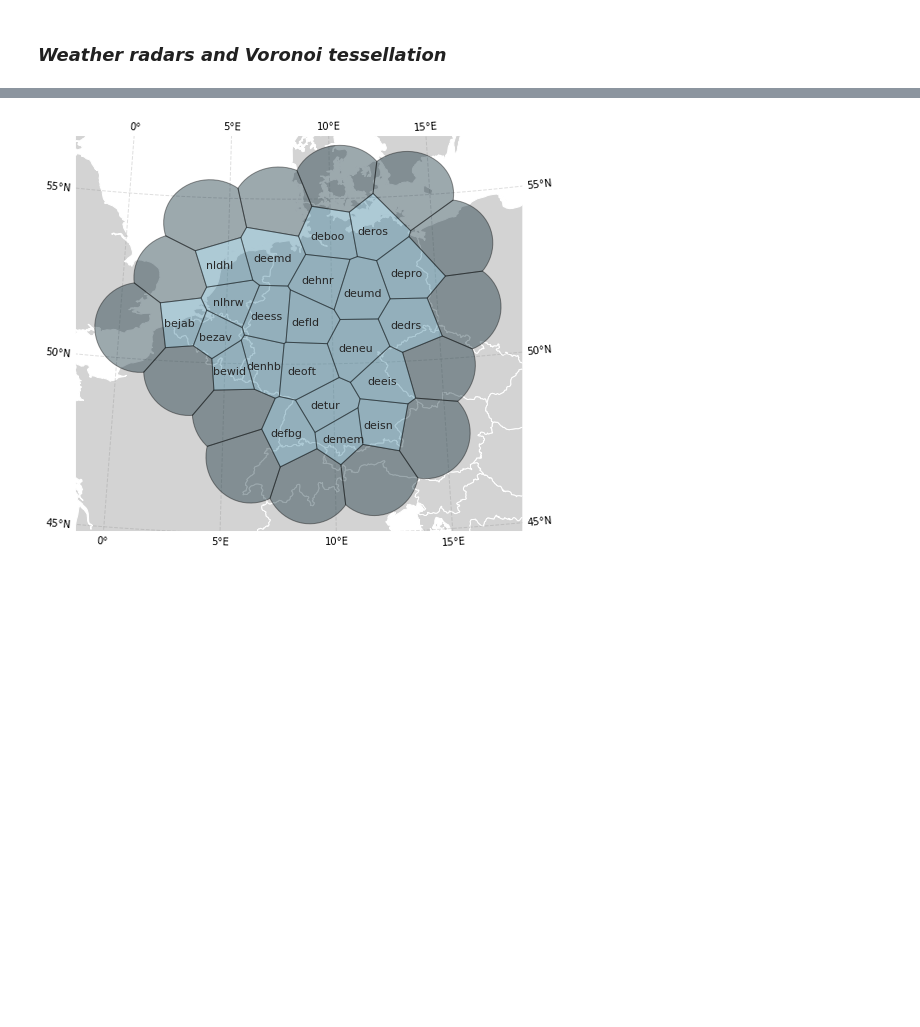
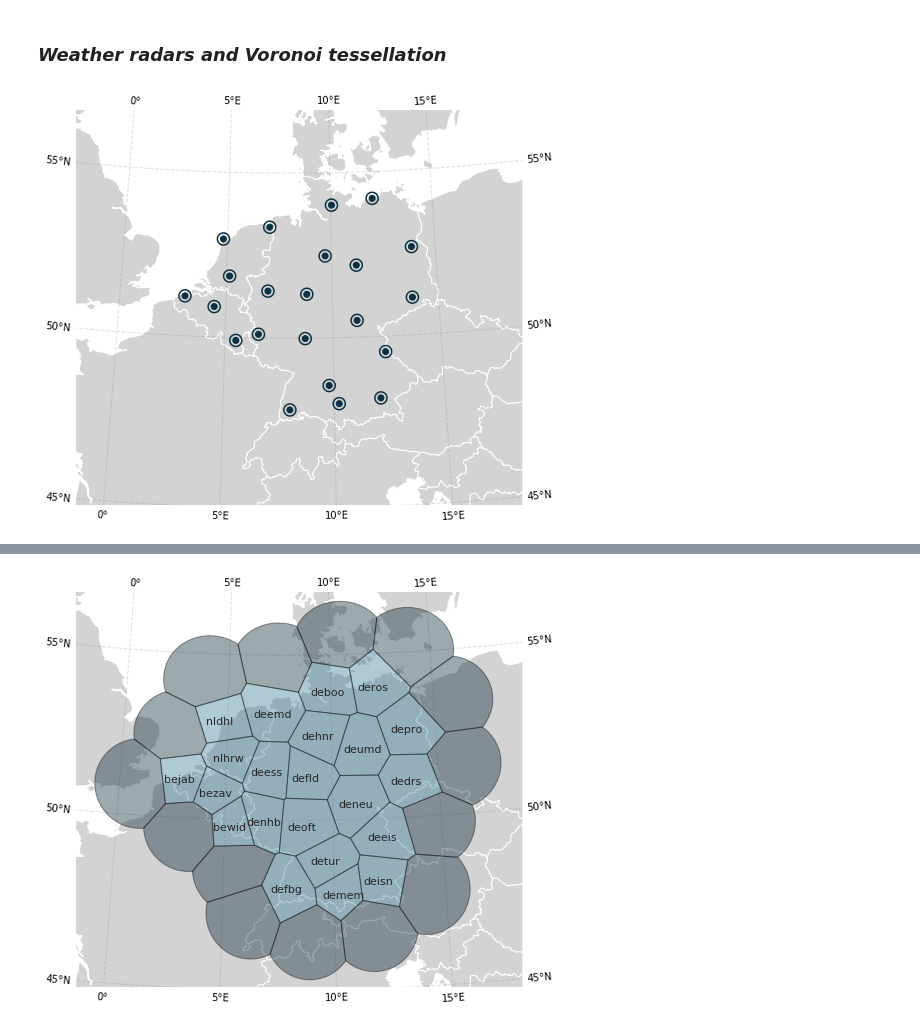
Before and after one commit to FionaLippert/FluxRGNN, a Jupyter notebook: notebooks/radar_case_study.ipynb, the cells around one changed output, grey strips where cells are left out. Drawn from its saved outputs; the diff is of its cells as text; code cells hidden in the pictures; blank space fills up the shorter version.

```diff
--- a/notebooks/radar_case_study.ipynb
+++ b/notebooks/radar_case_study.ipynb
@@ -181,9 +186,11 @@ c_boundary_light = '#0a3142'
 c_text = '#262626'
 c_countries = 'lightgray'
 # %%
-base_dir = '/home/fiona/birdMigration'
-model_dir = osp.join(base_dir, 'results', 'radar')
-target_dir = osp.join(base_dir, 'data', 'plots', 'final')
+home = osp.expanduser("~")
+base_dir = osp.join(home, 'FluxRGNN')
+result_dir = osp.join(base_dir, 'results')
+output_dir = osp.join(base_dir, 'data', 'plots', 'final')
+os.makedirs(output_dir, exist_ok=True)
 shape_dir = osp.join(base_dir, 'data', 'shapes')
 prep_dir = osp.join(base_dir, 'data/preprocessed/1H_voronoi_ndummy=15/radar/fall/2017')
 # %%
@@ -195,3 +202,32 @@ extent = voronoi.total_bounds
 extent[1] -= 0.5
 # %% [markdown]
 ### ***Weather radars and Voronoi tessellation***
+# %%
+fig, ax = plt.subplots(figsize=(8,8), subplot_kw = {'projection' : crs})
+
+f = ShapelyFeature(countries.geometry, ccrs.PlateCarree(), edgecolor='white')
+ax.add_feature(f, facecolor=c_countries, zorder=0)
+
+coord_df = gpd.GeoDataFrame(dict(radar = voronoi.radar,
+                                 observed = voronoi.observed,
+                                 geometry = [geometry.Point((row.lon, row.lat)) for
+                                             i, row in voronoi.iterrows()]),
+                                crs='epsg:4326').to_crs(crs.proj4_init)
+
+gplt.polyplot(coord_df.query('observed == 1').buffer(20_000).to_crs(epsg=4326),
+              ax=ax, zorder=3, edgecolor=c_marker, extent=extent, linewidth=1.5)
+gplt.pointplot(coord_df.query('observed == 1').to_crs(epsg=4326),
+               ax=ax, zorder=4, color=c_marker, extent=extent, s=6)
+
+
+gl = ax.gridlines(crs=ccrs.PlateCarree(), draw_labels=True,
+                 linewidth=1, color='gray', alpha=0.25, linestyle='--')
+
+xspacing = FixedLocator([-10,-5, 0, 5, 10, 15, 20])
+yspacing = FixedLocator([40, 45, 50, 55])
+gl.xlocator = xspacing
+gl.ylocator = yspacing
+
+fig.savefig(osp.join(output_dir, 'radar_locations.png'), bbox_inches='tight', dpi=200)
+# %% [output]
+[figure, added]
```
Also changed, not shown: parts of 16 cells of this notebook, 5 other files.
